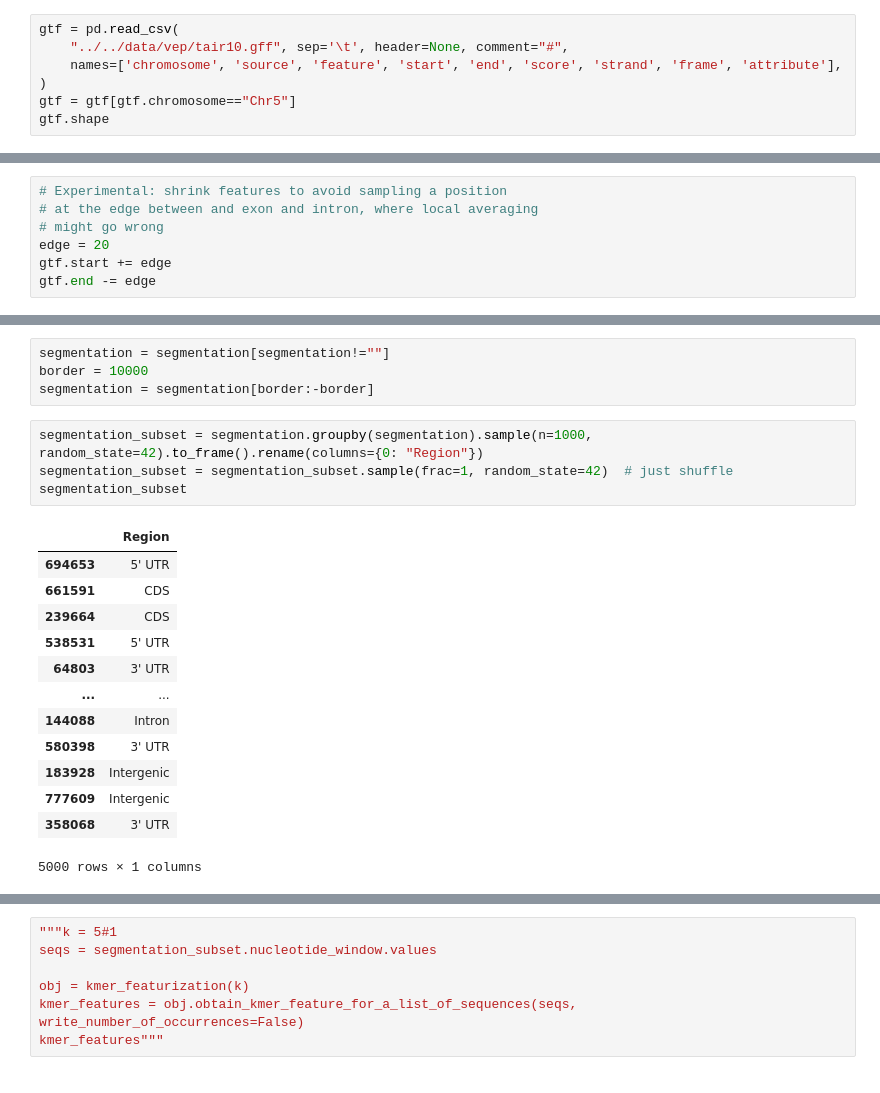
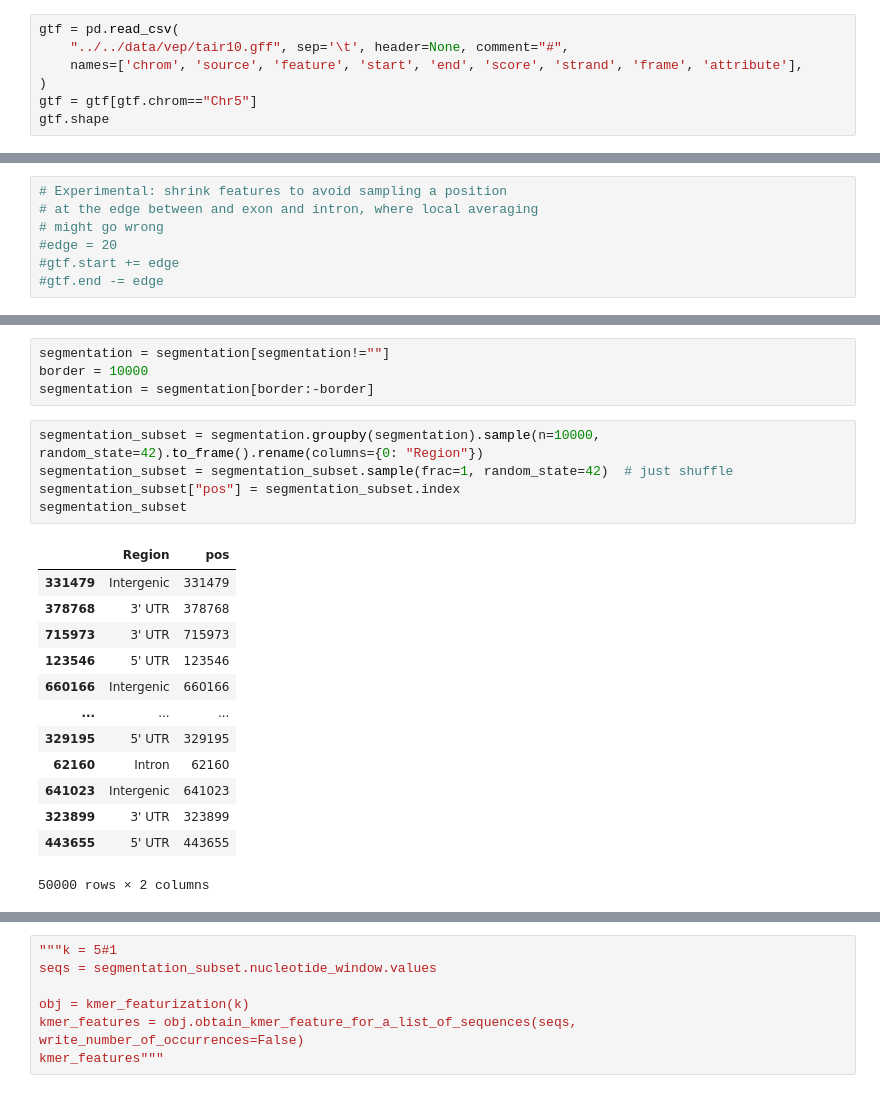
Before and after one commit to songlab-cal/gpn, a Jupyter notebook: plantbert/mlm/plot_example_embedding.ipynb, the cells around one changed output, grey strips where cells are left out. Saved outputs shown, nothing was run; the diff lists cells and outputs as text.

```diff
--- a/plantbert/mlm/plot_example_embedding.ipynb
+++ b/plantbert/mlm/plot_example_embedding.ipynb
@@ -307,9 +305,9 @@ for pc in range(1, 21):
 # %%
 gtf = pd.read_csv(
     "../../data/vep/tair10.gff", sep='\t', header=None, comment="#",
-    names=['chromosome', 'source', 'feature', 'start', 'end', 'score', 'strand', 'frame', 'attribute'],
+    names=['chrom', 'source', 'feature', 'start', 'end', 'score', 'strand', 'frame', 'attribute'],
 )
-gtf = gtf[gtf.chromosome=="Chr5"]
+gtf = gtf[gtf.chrom=="Chr5"]
 gtf.shape
 # %% [output]
 (135017, 9)
@@ -448,9 +449,9 @@ bf.coverage(first_introns, first_introns.head(10))
 # Experimental: shrink features to avoid sampling a position
 # at the edge between and exon and intron, where local averaging
 # might go wrong
-edge = 20
-gtf.start += edge
-gtf.end -= edge
+#edge = 20
+#gtf.start += edge
+#gtf.end -= edge
 # %%
 gtf.feature.value_counts()
 # %% [output]
@@ -568,20 +569,21 @@ segmentation = segmentation[segmentation!=""]
 border = 10000
 segmentation = segmentation[border:-border]
 # %%
-segmentation_subset = segmentation.groupby(segmentation).sample(n=1000, random_state=42).to_frame().rename(columns={0: "Region"})
+segmentation_subset = segmentation.groupby(segmentation).sample(n=10000, random_state=42).to_frame().rename(columns={0: "Region"})
 segmentation_subset = segmentation_subset.sample(frac=1, random_state=42)  # just shuffle
+segmentation_subset["pos"] = segmentation_subset.index
 segmentation_subset
 # %% [output]
-|  | Region |
-| 694653 | 5' UTR |
-| 661591 | CDS |
-| 239664 | CDS |
-| 538531 | 5' UTR |
-| 64803 | 3' UTR |
-| ... | ... |
-| 144088 | Intron |
-| 580398 | 3' UTR |
-| 183928 | Intergenic |
-| 777609 | Intergenic |
-| 358068 | 3' UTR |
+|  | Region | pos |
+| 331479 | Intergenic | 331479 |
+| 378768 | 3' UTR | 378768 |
+| 715973 | 3' UTR | 715973 |
+| 123546 | 5' UTR | 123546 |
+| 660166 | Intergenic | 660166 |
+| ... | ... | ... |
+| 329195 | 5' UTR | 329195 |
+| 62160 | Intron | 62160 |
+| 641023 | Intergenic | 641023 |
+| 323899 | 3' UTR | 323899 |
+| 443655 | 5' UTR | 443655 |
-5000 rows × 1 columns
+50000 rows × 2 columns
```
Also changed, not shown: parts of 56 cells of this notebook, 1 other file.
